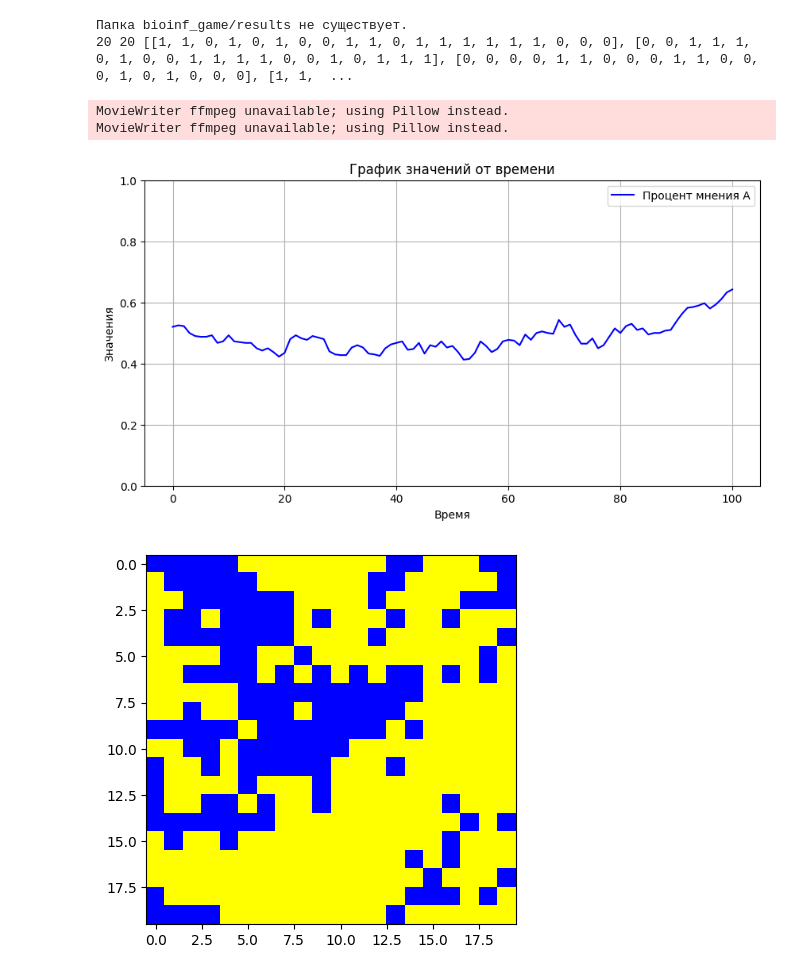
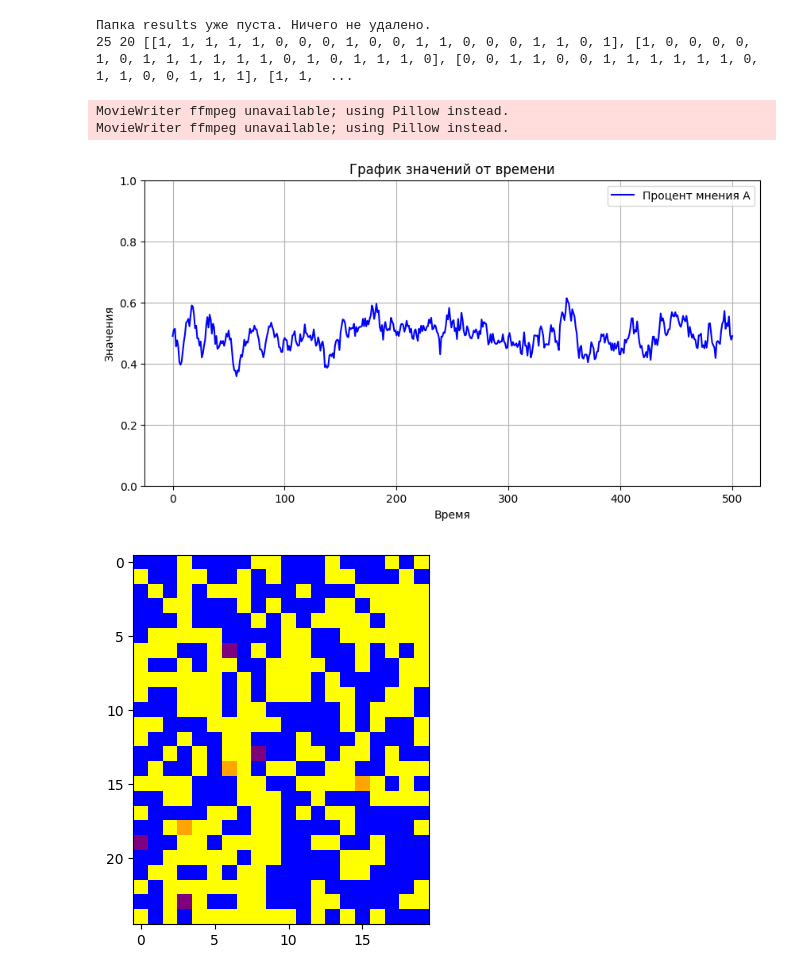
Before and after one commit to DerpyFox/bioinf_project, a Jupyter notebook: Bioinf_project.ipynb, the cells around one changed output. Drawn from its saved outputs; the diff is of its cells as text; code cells hidden in the pictures.

```diff
--- a/Bioinf_project.ipynb
+++ b/Bioinf_project.ipynb
@@ -204,7 +210,7 @@ class Agent:
                     else:
                         self.opinion = field[impact_num_i - 1][impact_num_j - 1]
 # %%
-def agents_init(field, state):
+def agents_init_old(field, state):
     agents = []
     for i in range(I):
         for j in range(J):
@@ -290,10 +343,10 @@ def show_shenon_map(agents, shenon_frames):
 
     shenon_frames.append(colored_shenon_field)
 # %%
-def agents_field_iteration(agents, construct, visualisation = True):
+def agents_field_iteration(agents, visualisation = True):
     old_field = field_from_agents(agents)
     for agent in agents:
-        agent.opinion_decider(old_field, construct)
+        agent.opinion_decider(old_field)
         agent.update()
     return(agents)
 # %%
@@ -309,7 +362,7 @@ def delete_everything_in_folder(folder_path):
     else:
         print(f"Папка {folder_path} уже пуста. Ничего не удалено.")
 # %%
-def population_opinion_timelapse(time, agents, construct):
+def population_opinion_timelapse(time, agents):
     frames = []
     shenon_frames = []
 
@@ -322,7 +375,7 @@ def population_opinion_timelapse(time, agents, construct):
 
     for i in range(time):
         shenon_base = []
-        new_agents = agents_field_iteration(agents, construct)
+        new_agents = agents_field_iteration(agents)
         database_for_update = []
         for agent in agents:
             database_for_update.append(agent.database)
@@ -371,19 +424,19 @@ def population_opinion_timelapse(time, agents, construct):
 
     return agents
 # %%
-delete_everything_in_folder('bioinf_game/results')
+delete_everything_in_folder('results')
 random.seed = 42
-I, J, field, state, construct, time = data_from_json(json_object)
-print(I, J, field, state, construct, time)
+I, J, field, interaction_ratios, nonconf_ratios, time = data_from_json(json_object)
+print(I, J, field, interaction_ratios, nonconf_ratios, time)
 # %% [output]
-Папка bioinf_game/results не существует.
-20 20 [[1, 1, 0, 1, 0, 1, 0, 0, 1, 1, 0, 1, 1, 1, 1, 1, 1, 0, 0, 0], [0, 0, 1, 1, 1, 0, 1, 0, 0, 1, 1, 1, 1, 0, 0, 1, 0, 1, 1, 1], [0, 0, 0, 0, 1, 1, 0, 0, 0, 1, 1, 0, 0, 0, 1, 0, 1, 0, 0, 0], [1, 1,  ...
+Папка results уже пуста. Ничего не удалено.
+25 20 [[1, 1, 1, 1, 1, 0, 0, 0, 1, 0, 0, 1, 1, 0, 0, 0, 1, 1, 0, 1], [1, 0, 0, 0, 0, 1, 0, 1, 1, 1, 1, 1, 1, 0, 1, 0, 1, 1, 1, 0], [0, 0, 1, 1, 0, 0, 1, 1, 1, 1, 1, 1, 0, 1, 1, 0, 0, 1, 1, 1], [1, 1,  ...
 # %%
-agents = agents_init(field, state)
-res = population_opinion_timelapse(time, agents, construct)
+agents = agents_init(field, interaction_ratios, nonconf_ratios)
+res = population_opinion_timelapse(time, agents)
 #print(field_from_agents(res, psycho = True))
 # %% [output]
 MovieWriter ffmpeg unavailable; using Pillow instead.
 MovieWriter ffmpeg unavailable; using Pillow instead.
-[figure, old version]
+[figure, new version]
-[figure, old version]
+[figure, new version]
```
Also changed, not shown: parts of 6 cells of this notebook, 10 other files.
